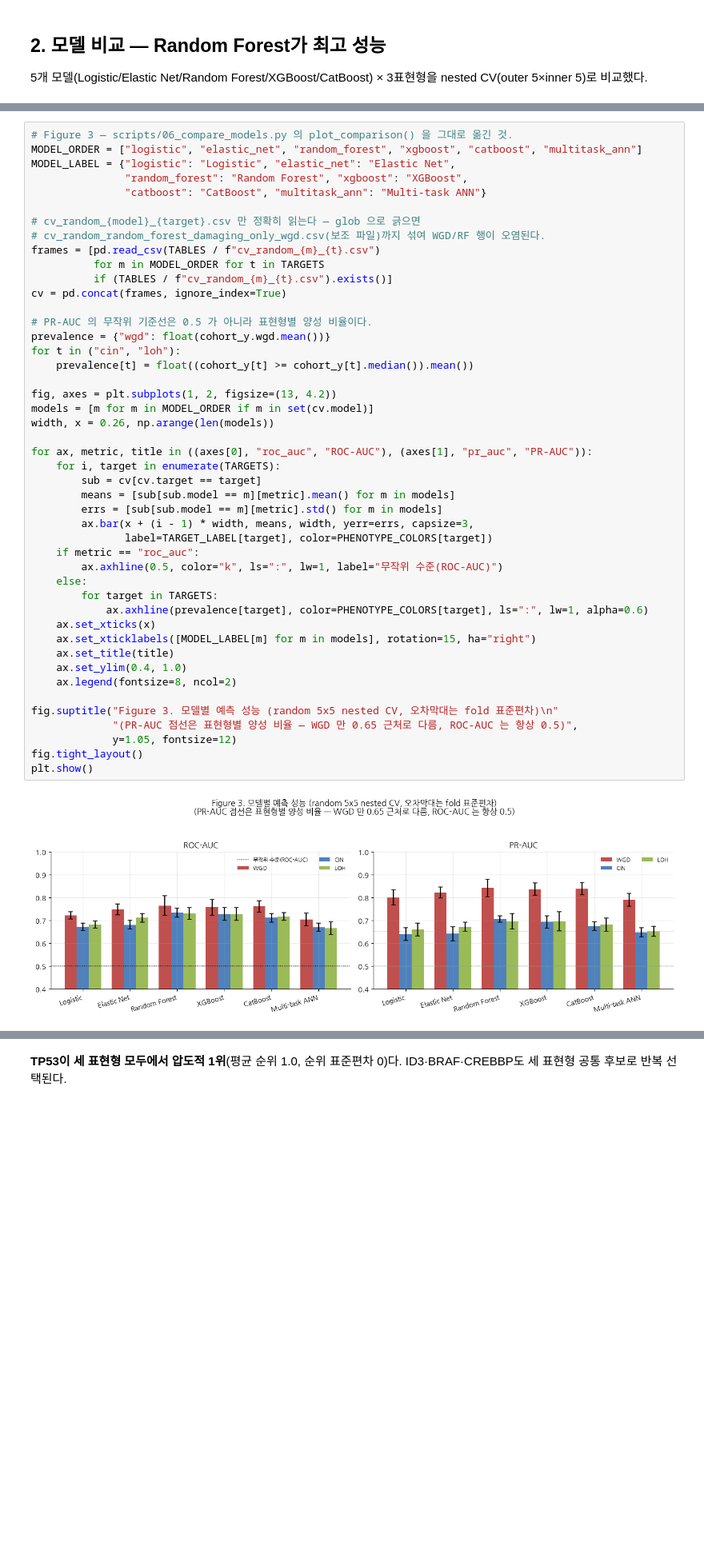
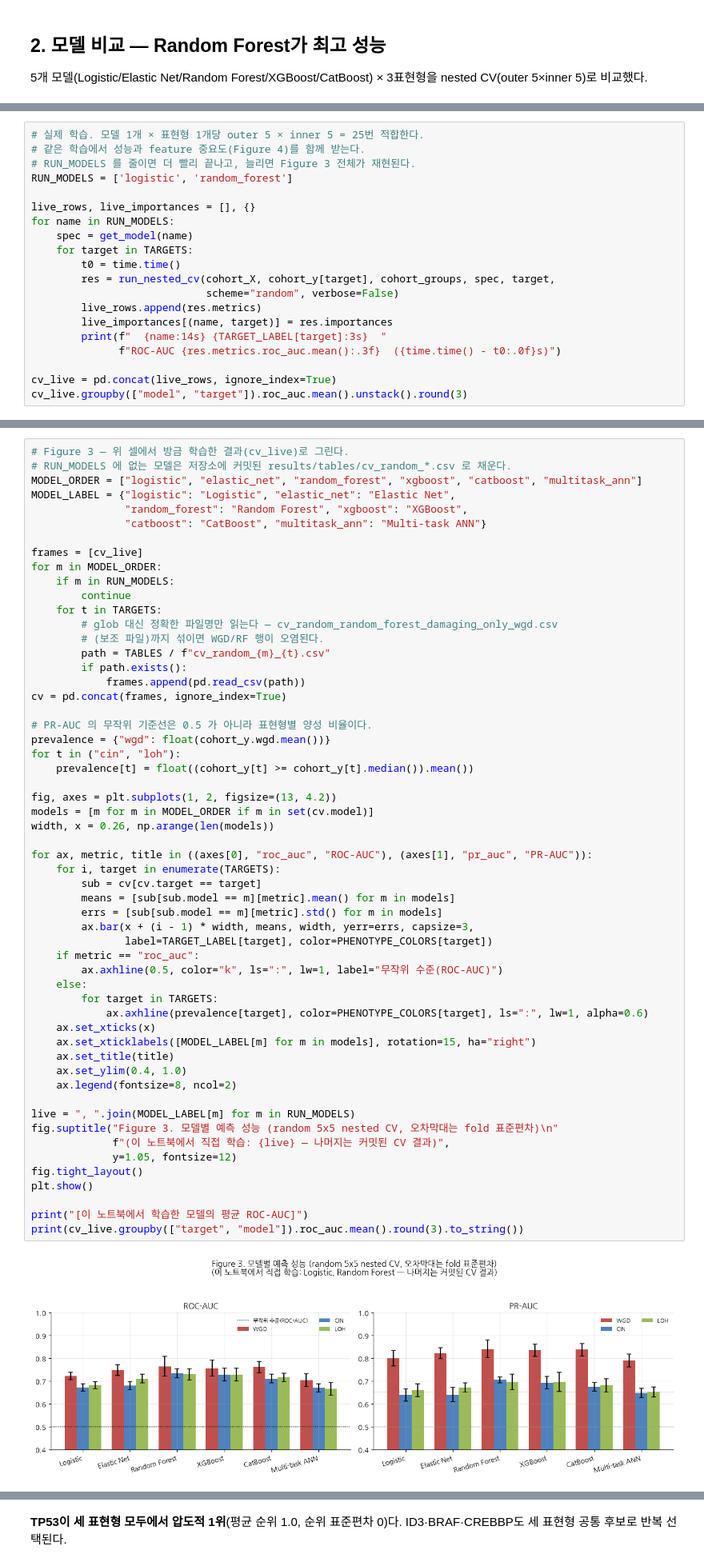
Before and after one commit to lkeonwoo94/AI-bio-proj-team-1, a Jupyter notebook: notebooks/02_key_results.ipynb, the cells around one changed output, grey strips where cells are left out. Shown at 80% size. Cells and saved outputs as stored; diff of their text form; blank space fills up the shorter version.

```diff
--- a/notebooks/02_key_results.ipynb
+++ b/notebooks/02_key_results.ipynb
@@ -91,0 +240,20 @@ day10.pivot(index="model", columns="target", values="roc_auc")[["wgd","cin","loh
+# %%
+# 실제 학습. 모델 1개 × 표현형 1개당 outer 5 × inner 5 = 25번 적합한다.
+# 같은 학습에서 성능과 feature 중요도(Figure 4)를 함께 받는다.
+# RUN_MODELS 를 줄이면 더 빨리 끝나고, 늘리면 Figure 3 전체가 재현된다.
+RUN_MODELS = ['logistic', 'random_forest']
+
+live_rows, live_importances = [], {}
+for name in RUN_MODELS:
+    spec = get_model(name)
+    for target in TARGETS:
+        t0 = time.time()
+        res = run_nested_cv(cohort_X, cohort_y[target], cohort_groups, spec, target,
+                            scheme="random", verbose=False)
+        live_rows.append(res.metrics)
+        live_importances[(name, target)] = res.importances
+        print(f"  {name:14s} {TARGET_LABEL[target]:3s}  "
+              f"ROC-AUC {res.metrics.roc_auc.mean():.3f}  ({time.time() - t0:.0f}s)")
+
+cv_live = pd.concat(live_rows, ignore_index=True)
+cv_live.groupby(["model", "target"]).roc_auc.mean().unstack().round(3)
@@ -92,15 +271,21 @@ day10.pivot(index="model", columns="target", values="roc_auc")[["wgd","cin","loh
 # %%
-# Figure 3 — scripts/06_compare_models.py 의 plot_comparison() 을 그대로 옮긴 것.
+# Figure 3 — 위 셀에서 방금 학습한 결과(cv_live)로 그린다.
+# RUN_MODELS 에 없는 모델은 저장소에 커밋된 results/tables/cv_random_*.csv 로 채운다.
 MODEL_ORDER = ["logistic", "elastic_net", "random_forest", "xgboost", "catboost", "multitask_ann"]
 MODEL_LABEL = {"logistic": "Logistic", "elastic_net": "Elastic Net",
                "random_forest": "Random Forest", "xgboost": "XGBoost",
                "catboost": "CatBoost", "multitask_ann": "Multi-task ANN"}
 
-# cv_random_{model}_{target}.csv 만 정확히 읽는다 — glob 으로 긁으면
-# cv_random_random_forest_damaging_only_wgd.csv(보조 파일)까지 섞여 WGD/RF 행이 오염된다.
-frames = [pd.read_csv(TABLES / f"cv_random_{m}_{t}.csv")
-          for m in MODEL_ORDER for t in TARGETS
-          if (TABLES / f"cv_random_{m}_{t}.csv").exists()]
+frames = [cv_live]
+for m in MODEL_ORDER:
+    if m in RUN_MODELS:
+        continue
+    for t in TARGETS:
+        # glob 대신 정확한 파일명만 읽는다 — cv_random_random_forest_damaging_only_wgd.csv
+        # (보조 파일)까지 섞이면 WGD/RF 행이 오염된다.
+        path = TABLES / f"cv_random_{m}_{t}.csv"
+        if path.exists():
+            frames.append(pd.read_csv(path))
 cv = pd.concat(frames, ignore_index=True)
 
 # PR-AUC 의 무작위 기준선은 0.5 가 아니라 표현형별 양성 비율이다.
@@ -108,32 +293,36 @@ prevalence = {"wgd": float(cohort_y.wgd.mean())}
 for t in ("cin", "loh"):
     prevalence[t] = float((cohort_y[t] >= cohort_y[t].median()).mean())
 
 fig, axes = plt.subplots(1, 2, figsize=(13, 4.2))
 models = [m for m in MODEL_ORDER if m in set(cv.model)]
 width, x = 0.26, np.arange(len(models))
 
 for ax, metric, title in ((axes[0], "roc_auc", "ROC-AUC"), (axes[1], "pr_auc", "PR-AUC")):
     for i, target in enumerate(TARGETS):
         sub = cv[cv.target == target]
         means = [sub[sub.model == m][metric].mean() for m in models]
         errs = [sub[sub.model == m][metric].std() for m in models]
         ax.bar(x + (i - 1) * width, means, width, yerr=errs, capsize=3,
                label=TARGET_LABEL[target], color=PHENOTYPE_COLORS[target])
     if metric == "roc_auc":
         ax.axhline(0.5, color="k", ls=":", lw=1, label="무작위 수준(ROC-AUC)")
     else:
         for target in TARGETS:
             ax.axhline(prevalence[target], color=PHENOTYPE_COLORS[target], ls=":", lw=1, alpha=0.6)
     ax.set_xticks(x)
     ax.set_xticklabels([MODEL_LABEL[m] for m in models], rotation=15, ha="right")
     ax.set_title(title)
     ax.set_ylim(0.4, 1.0)
     ax.legend(fontsize=8, ncol=2)
 
+live = ", ".join(MODEL_LABEL[m] for m in RUN_MODELS)
 fig.suptitle("Figure 3. 모델별 예측 성능 (random 5x5 nested CV, 오차막대는 fold 표준편차)\n"
-             "(PR-AUC 점선은 표현형별 양성 비율 — WGD 만 0.65 근처로 다름, ROC-AUC 는 항상 0.5)",
+             f"(이 노트북에서 직접 학습: {live} — 나머지는 커밋된 CV 결과)",
              y=1.05, fontsize=12)
 fig.tight_layout()
 plt.show()
+
+print("[이 노트북에서 학습한 모델의 평균 ROC-AUC]")
+print(cv_live.groupby(["target", "model"]).roc_auc.mean().round(3).to_string())
 # %% [output]
-[figure, old version]
+[figure, new version]
```
Also changed, not shown: parts of 15 cells of this notebook, 1 other file.
